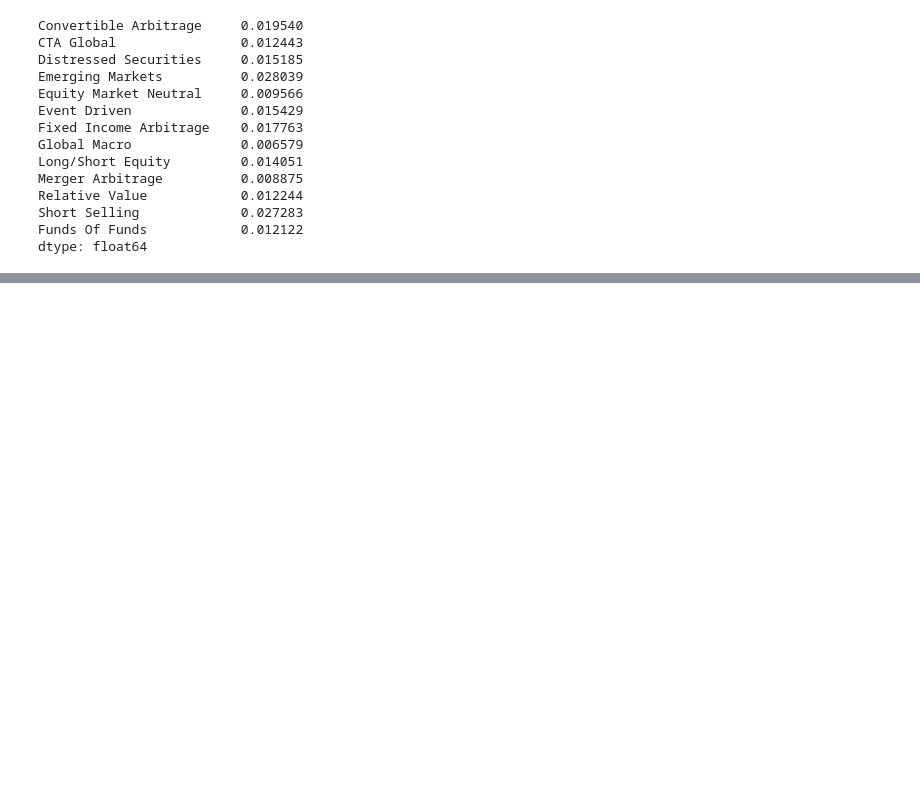
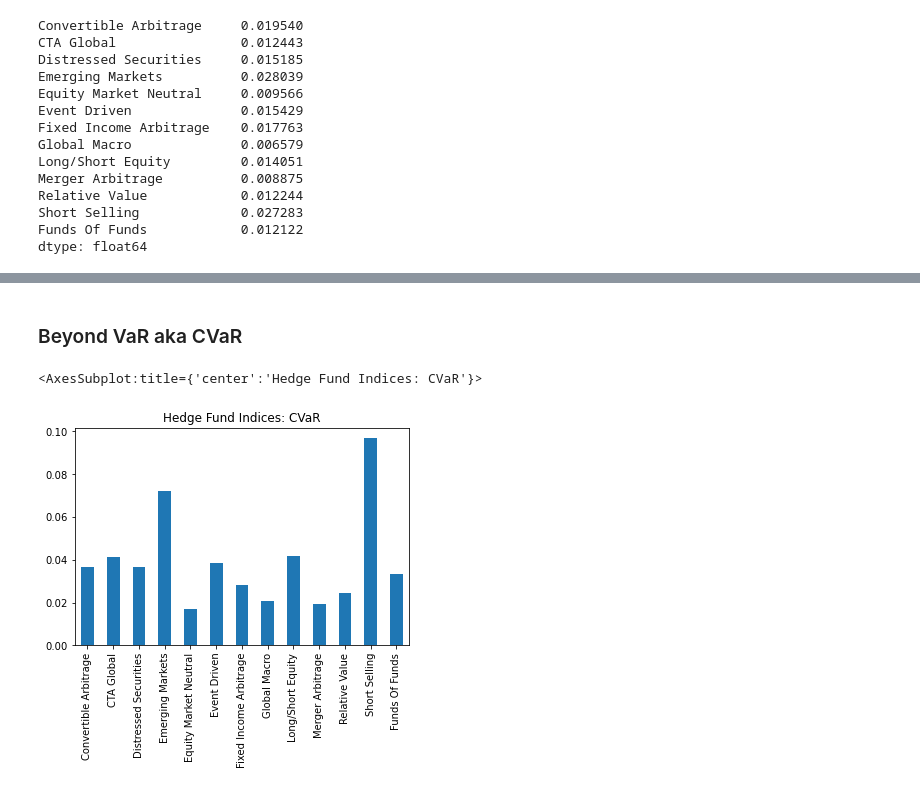
Before and after one commit to deyantodorov/Python, a Jupyter notebook: risk/lab-6.1.ipynb, the cells around one changed output, grey strips where cells are left out. Saved outputs shown, nothing was run; the diff lists cells and outputs as text; code cells hidden in the pictures; blank space fills up the shorter version.

```diff
--- a/risk/lab-6.1.ipynb
+++ b/risk/lab-6.1.ipynb
@@ -50,0 +132,10 @@ dtype: float64
+# %% [markdown]
+### Beyond VaR aka CVaR
+# %%
+cvar = rt.cvar_historic(hfi)
+cvar.head()
+
+cvar.plot.bar(title='Hedge Fund Indices: CVaR')
+# %% [output]
+<AxesSubplot:title={'center':'Hedge Fund Indices: CVaR'}>
+[figure, added]
```
Also changed, not shown: parts of 9 cells of this notebook, 1 other file.
